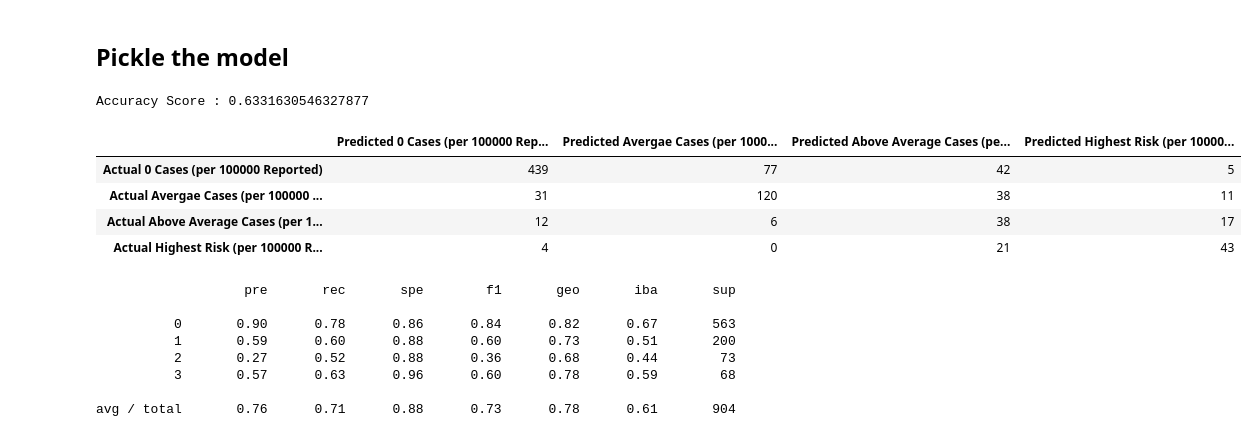
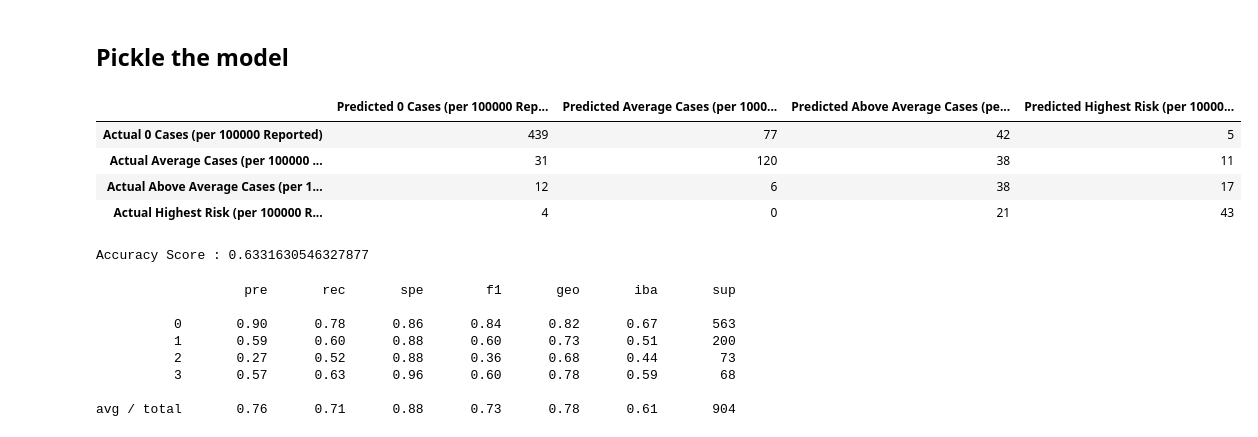
Before and after one commit to Tsoggy/Lyme_Disease, a Jupyter notebook: Resources/Notebooks/Lyme_ML_model.ipynb, the cells around one changed output. Drawn from its saved outputs; the diff is of its cells as text; code cells hidden in the pictures.

```diff
--- a/Resources/Notebooks/Lyme_ML_model.ipynb
+++ b/Resources/Notebooks/Lyme_ML_model.ipynb
@@ -322,28 +322,28 @@ pickle.dump(brf, open('../pickle_data/brfmodel.pkl', 'wb'))
 # %%
 # Load the model as an object
-pickled_model = pickle.load(open('../pickle_data/brfmodel.pkl', 'rb'))
+pickled_model = pickle.load(open('../../pickle_data/brfmodel.pkl', 'rb'))
 
 # Make predictions using the testing data
 predictions = pickled_model.predict(X_test)
-# %%
-# Calculated the balanced accuracy score
-acc_score = balanced_accuracy_score(y_test, predictions)
-print(f"Accuracy Score : {acc_score}")
-# %% [output]
-Accuracy Score : 0.6331630546327877
 # %%
 matrix = confusion_matrix(y_test, predictions)
-cm_df = pd.DataFrame(matrix, columns=['Predicted 0 Cases (per 100000 Reported)','Predicted Avergae Cases (per 100000 Reported)',
-                                      'Predicted Above Average Cases (per 100000 Reported)', 'Predicted Highest Risk (per 10000 Reported)'],
-                     index=['Actual 0 Cases (per 100000 Reported)', 'Actual Avergae Cases (per 100000 Reported)',
+cm_df = pd.DataFrame(matrix, columns=['Predicted 0 Cases (per 100000 Reported)','Predicted Average Cases (per 100000 Reported)',
+                                      'Predicted Above Average Cases (per 100000 Reported)', 'Predicted Highest Risk (per 100000 Reported)'],
+                     index=['Actual 0 Cases (per 100000 Reported)', 'Actual Average Cases (per 100000 Reported)',
                             'Actual Above Average Cases (per 100000 Reported)', 'Actual Highest Risk (per 100000 Reported)'])
 cm_df
 # %% [output]
-|  | Predicted 0 Cases (per 100000 Rep... | Predicted Avergae Cases (per 1000... | Predicted Above Average Cases (pe... | Predicted Highest Risk (per 10000... |
+|  | Predicted 0 Cases (per 100000 Rep... | Predicted Average Cases (per 1000... | Predicted Above Average Cases (pe... | Predicted Highest Risk (per 10000... |
 | Actual 0 Cases (per 100000 Reported) | 439 | 77 | 42 | 5 |
-| Actual Avergae Cases (per 100000 ... | 31 | 120 | 38 | 11 |
+| Actual Average Cases (per 100000 ... | 31 | 120 | 38 | 11 |
 | Actual Above Average Cases (per 1... | 12 | 6 | 38 | 17 |
 | Actual Highest Risk (per 100000 R... | 4 | 0 | 21 | 43 |
+# %%
+# Calculated the balanced accuracy score
+acc_score = balanced_accuracy_score(y_test, predictions)
+print(f"Accuracy Score : {acc_score}")
+# %% [output]
+Accuracy Score : 0.6331630546327877
 # %%
 print(classification_report_imbalanced(y_test, predictions))
 # %% [output]
```
Also changed, not shown: parts of 16 cells of this notebook, 9 other files.
